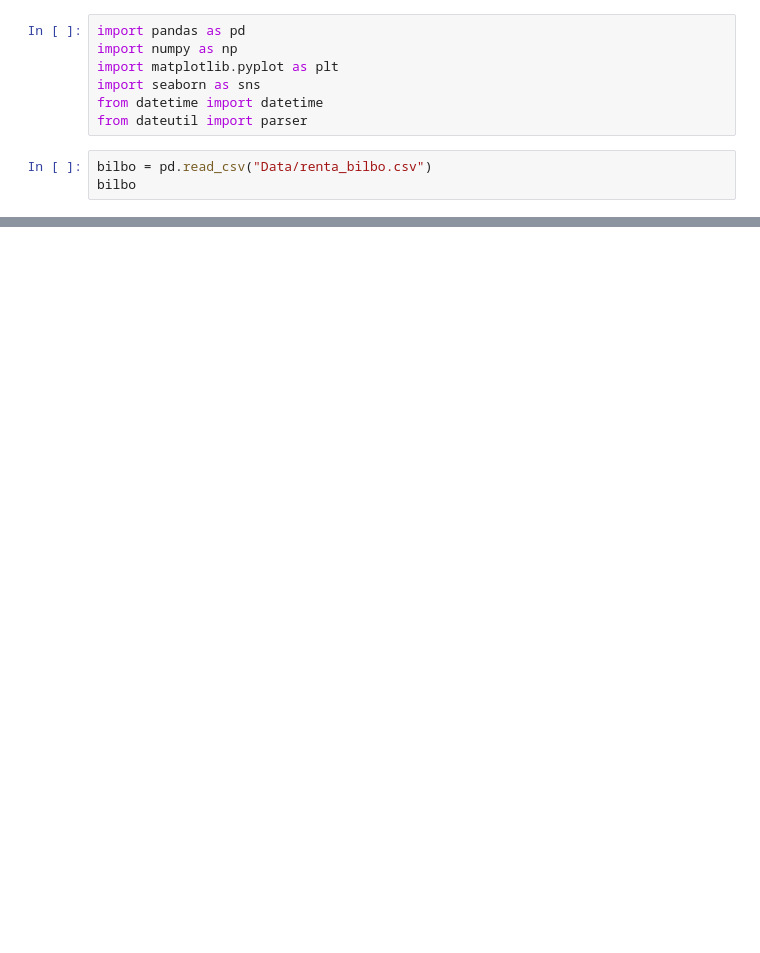
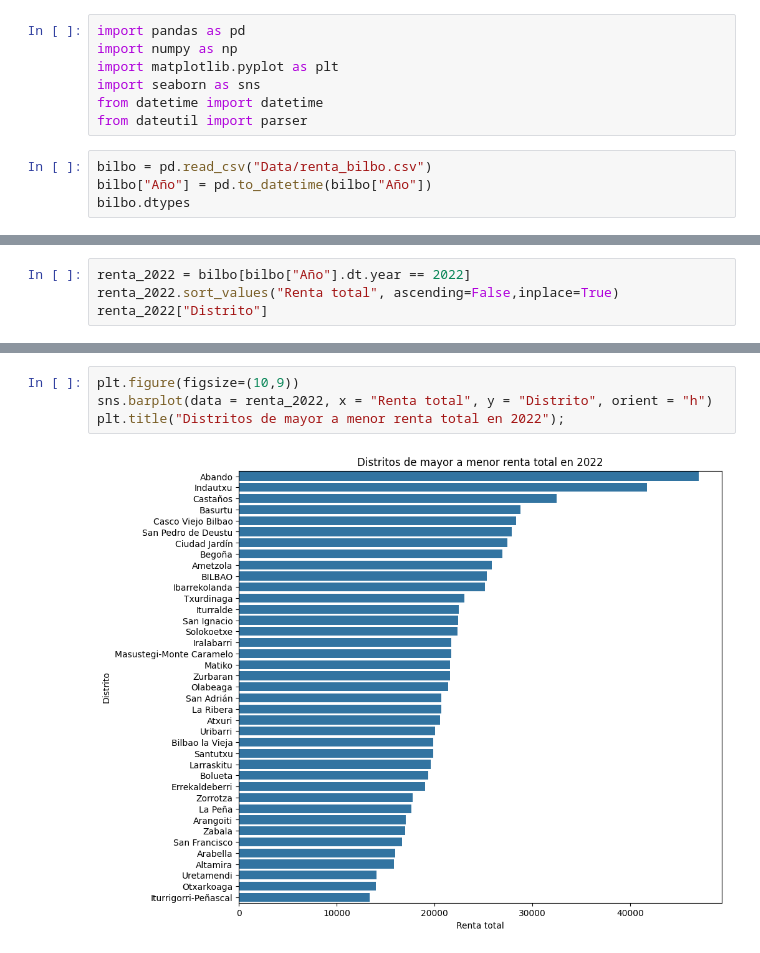
Before and after one commit to PacoFletcher/EDA, a Jupyter notebook: Barrios.ipynb, the cells around one changed output, grey strips where cells are left out. Cells and saved outputs as stored; diff of their text form; blank space fills up the shorter version.

```diff
--- a/Barrios.ipynb
+++ b/Barrios.ipynb
@@ -7,5 +7,6 @@ from datetime import datetime
 from dateutil import parser
 # %%
 bilbo = pd.read_csv("Data/renta_bilbo.csv")
-bilbo
+bilbo["Año"] = pd.to_datetime(bilbo["Año"])
+bilbo.dtypes
 # %% [output]
@@ -45,0 +297,4 @@ ipc
+# %%
+renta_2022 = bilbo[bilbo["Año"].dt.year == 2022]
+renta_2022.sort_values("Renta total", ascending=False,inplace=True)
+renta_2022["Distrito"]
@@ -45,0 +323,6 @@ ipc
+# %%
+plt.figure(figsize=(10,9))
+sns.barplot(data = renta_2022, x = "Renta total", y = "Distrito", orient = "h")
+plt.title("Distritos de mayor a menor renta total en 2022");
+# %% [output]
+[figure, added]
```
Also changed, not shown: parts of 34 cells of this notebook, 8 other files.
